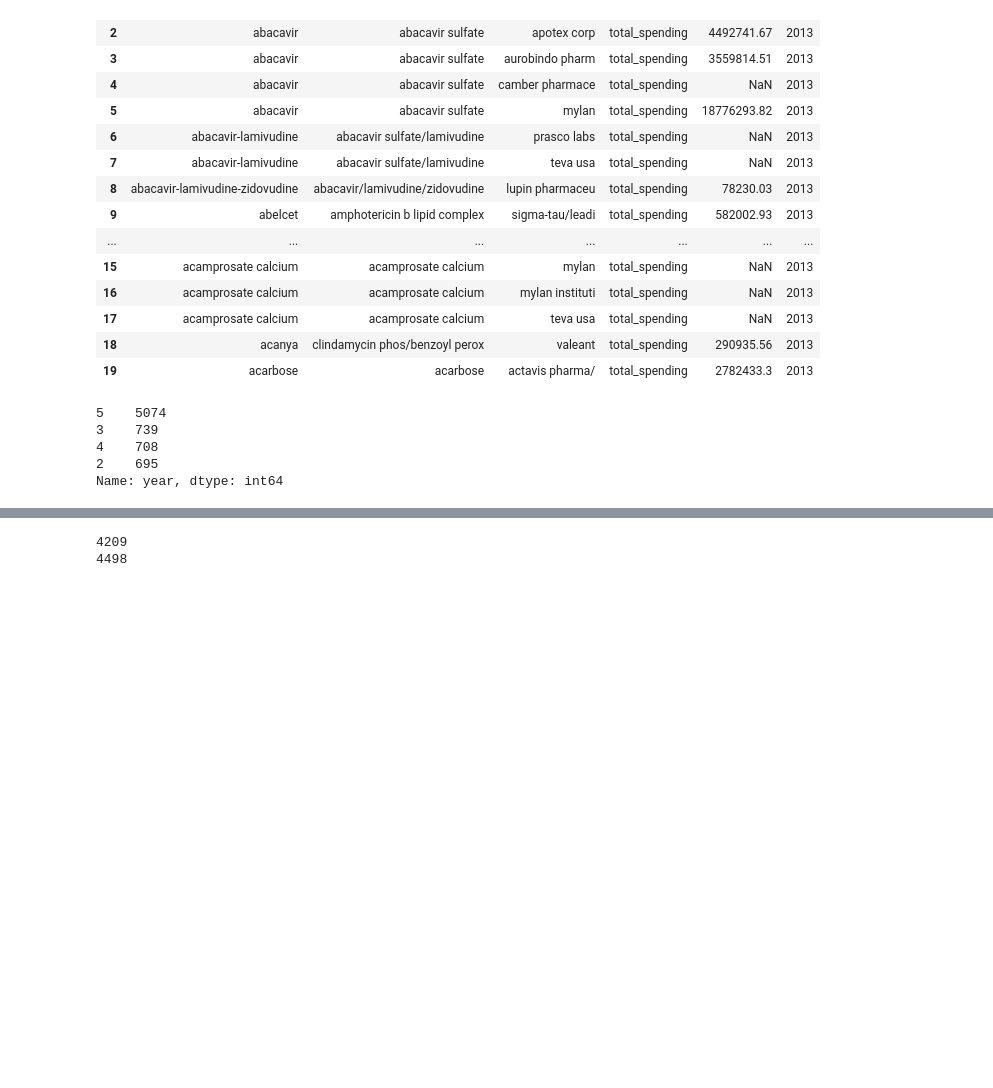
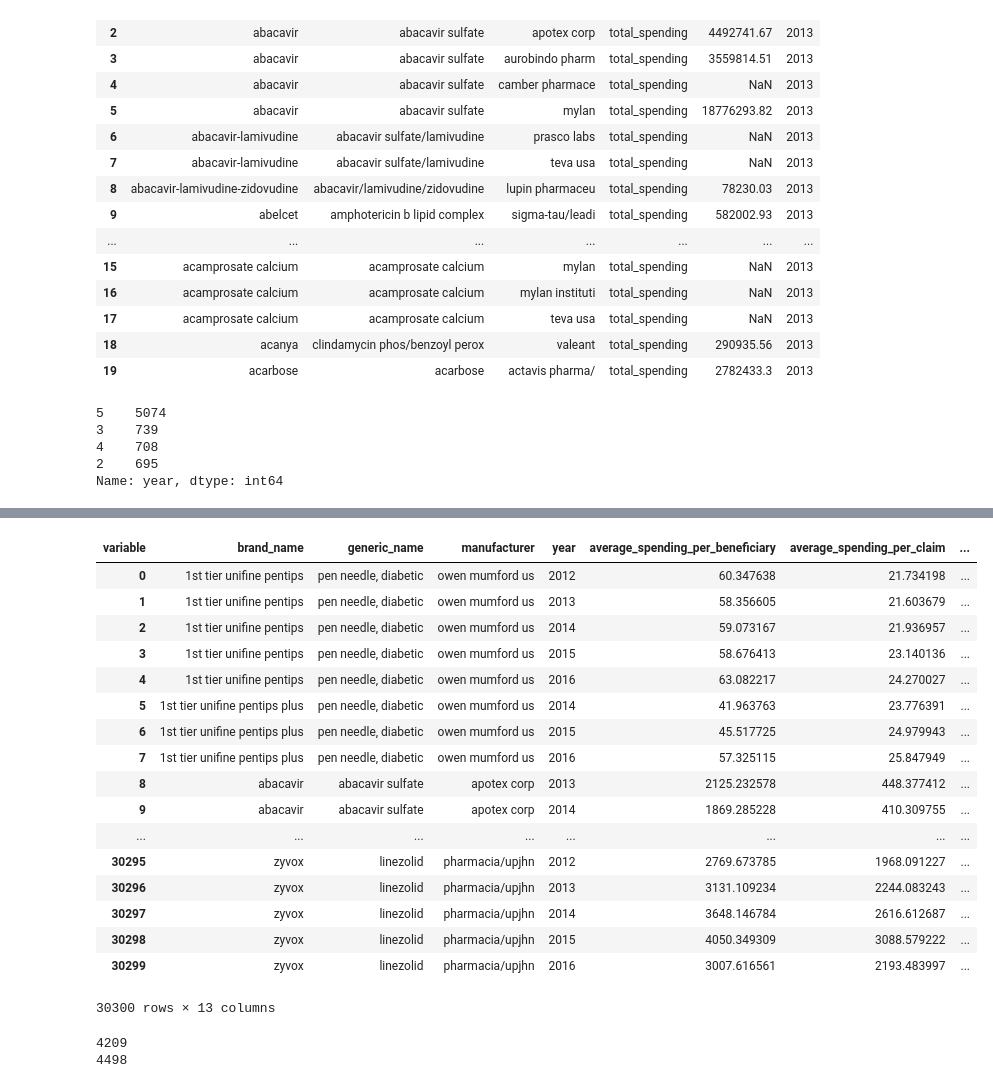
Before and after one commit to darya-akimova/medicare_spending_analysis, a Jupyter notebook: Preleminary exploration, cleaning, and tidying (Part D).ipynb, the cells around one changed output, grey strips where cells are left out. Drawn from its saved outputs; the diff is of its cells as text; code cells hidden in the pictures; blank space fills up the shorter version.

```diff
--- a/Preleminary exploration, cleaning, and tidying (Part D).ipynb
+++ b/Preleminary exploration, cleaning, and tidying (Part D).ipynb
@@ -707,3 +728,24 @@ Name: year, dtype: int64
+# %%
+spend_16_tidy
+# %% [output]
+| variable | brand_name | generic_name | manufacturer | year | average_spending_per_beneficiary | average_spending_per_claim | ... |
+| 0 | 1st tier unifine pentips | pen needle, diabetic | owen mumford us | 2012 | 60.347638 | 21.734198 | ... |
+| 1 | 1st tier unifine pentips | pen needle, diabetic | owen mumford us | 2013 | 58.356605 | 21.603679 | ... |
+| 2 | 1st tier unifine pentips | pen needle, diabetic | owen mumford us | 2014 | 59.073167 | 21.936957 | ... |
+| 3 | 1st tier unifine pentips | pen needle, diabetic | owen mumford us | 2015 | 58.676413 | 23.140136 | ... |
+| 4 | 1st tier unifine pentips | pen needle, diabetic | owen mumford us | 2016 | 63.082217 | 24.270027 | ... |
+| 5 | 1st tier unifine pentips plus | pen needle, diabetic | owen mumford us | 2014 | 41.963763 | 23.776391 | ... |
+| 6 | 1st tier unifine pentips plus | pen needle, diabetic | owen mumford us | 2015 | 45.517725 | 24.979943 | ... |
+| 7 | 1st tier unifine pentips plus | pen needle, diabetic | owen mumford us | 2016 | 57.325115 | 25.847949 | ... |
+| 8 | abacavir | abacavir sulfate | apotex corp | 2013 | 2125.232578 | 448.377412 | ... |
+| 9 | abacavir | abacavir sulfate | apotex corp | 2014 | 1869.285228 | 410.309755 | ... |
+| ... | ... | ... | ... | ... | ... | ... | ... |
+| 30295 | zyvox | linezolid | pharmacia/upjhn | 2012 | 2769.673785 | 1968.091227 | ... |
+| 30296 | zyvox | linezolid | pharmacia/upjhn | 2013 | 3131.109234 | 2244.083243 | ... |
+| 30297 | zyvox | linezolid | pharmacia/upjhn | 2014 | 3648.146784 | 2616.612687 | ... |
+| 30298 | zyvox | linezolid | pharmacia/upjhn | 2015 | 4050.349309 | 3088.579222 | ... |
+| 30299 | zyvox | linezolid | pharmacia/upjhn | 2016 | 3007.616561 | 2193.483997 | ... |
+30300 rows × 13 columns
 # %%
 print(len(spend_2015['brand_name'].unique()))
 print(len(spend_2015[['brand_name', 'generic_name']].drop_duplicates()))
```
Also changed, not shown: parts of 5 cells of this notebook, 4 other files.
